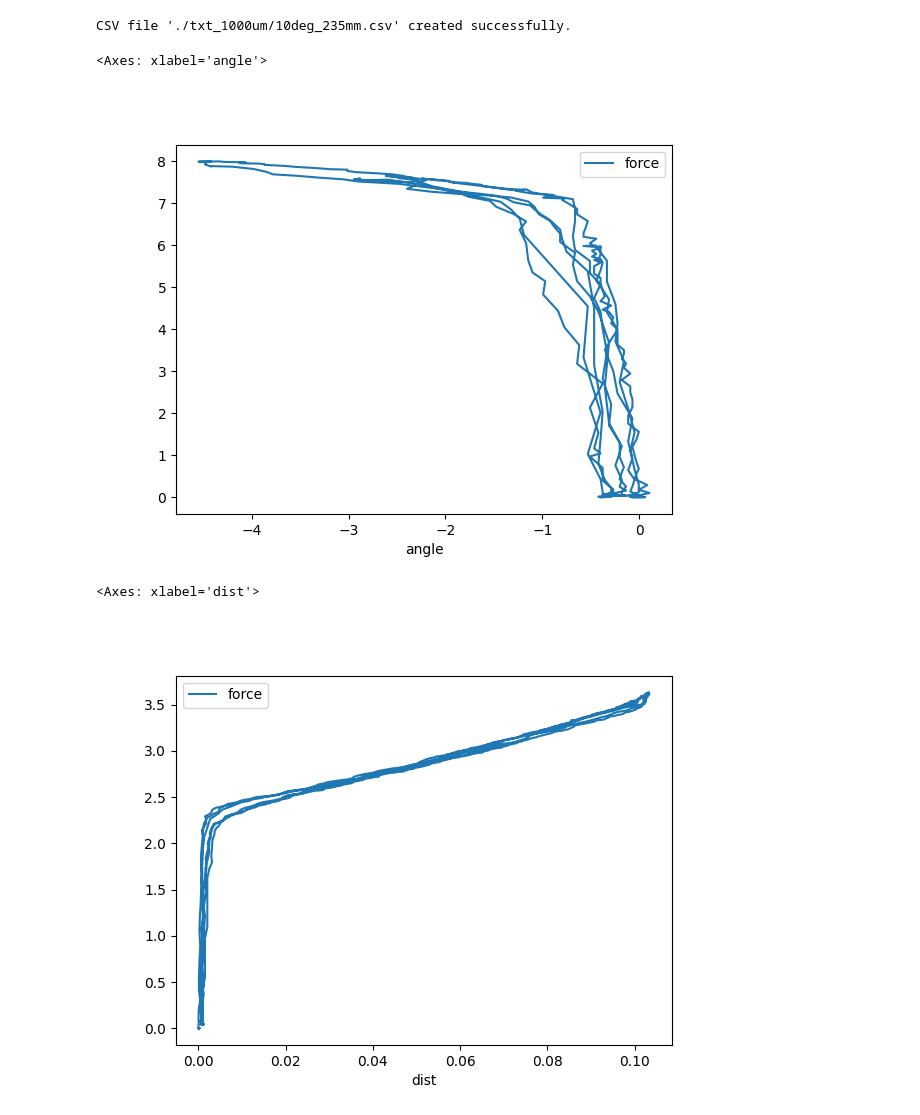
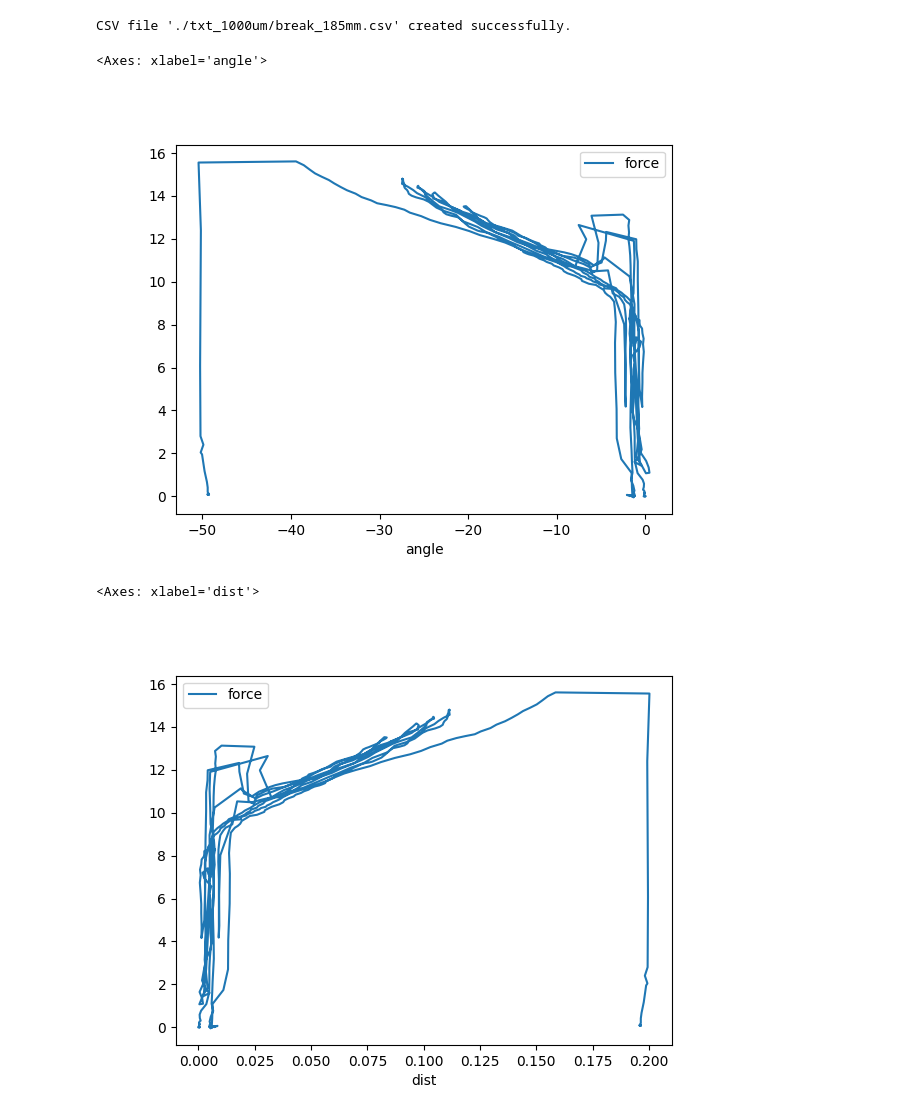
Before and after one commit to NovelMobileRobotsLab/pinto-squirrel, a Jupyter notebook: spring_experiments/compress/analysis.ipynb, the cells around one changed output. Drawn from its saved outputs; the diff is of its cells as text; code cells hidden in the pictures.

Commit message:
cf break test, tubing 2cm exp

```diff
--- a/spring_experiments/compress/analysis.ipynb
+++ b/spring_experiments/compress/analysis.ipynb
@@ -5,7 +5,9 @@ import numpy as np
 import matplotlib.pyplot as plt
 %matplotlib widget
 
-file_path = "./txt_1000um/10deg_235mm.txt"
+# file_path = "./txt_0600um/25deg_235mm.txt"
+# file_path = "./txt_1000um/10deg_235mm.txt"
+file_path = "./txt_1000um/break_185mm.txt"
 
 
 def parse_text_to_csv(file_path):
@@ -21,35 +23,35 @@ def parse_text_to_csv(file_path):
         if line:
             parts = line.split(':')
             if len(parts) == 2:
                 label = parts[0].strip()
                 value = parts[1].strip()
                 if label not in column_labels:
                     column_labels.append(label)
                 if label not in data:
                     data[label] = []
                 data[label].append(value)
 
     # Write the data into a CSV file
     csv_file_path = file_path.replace('.txt', '.csv')
     with open(csv_file_path, 'w', newline='') as file:
         writer = csv.writer(file)
         writer.writerow(column_labels)
         max_rows = max(len(data[label]) for label in column_labels)
         for i in range(max_rows):
             row = [data[label][i] if i < len(data[label]) else '' for label in column_labels]
             writer.writerow(row)
 
     print(f"CSV file '{csv_file_path}' created successfully.")
     return csv_file_path
 
 # Usage example
 csv_file_path = parse_text_to_csv(file_path)
 df = pd.read_csv(csv_file_path)
 df.plot('angle', 'force')
 # %% [output]
-CSV file './txt_1000um/10deg_235mm.csv' created successfully.
+CSV file './txt_1000um/break_185mm.csv' created successfully.
 <Axes: xlabel='angle'>
-[figure, old version]
+[figure, new version]
 # %%
 radius_fixed = 0.235
 radius_swing = 0.235
@@ -57,7 +59,7 @@ df['dist'] = np.sqrt(radius_fixed**2 + radius_swing**2 - 2*radius_fixed*radius_s
 df.plot('dist', 'force')
 # %% [output]
 <Axes: xlabel='dist'>
-[figure, old version]
+[figure, new version]
 # %%
 subjects = range(1)
 
```
Also changed, not shown: parts of 1 cell of this notebook, 5 other files.
